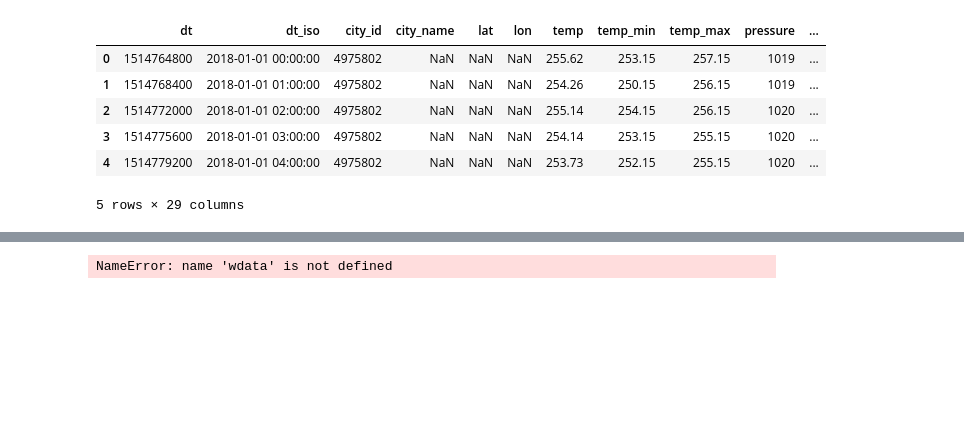
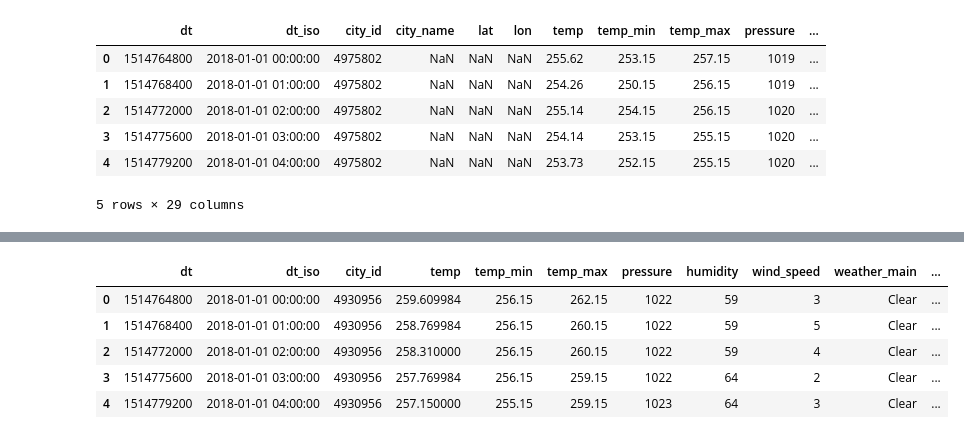
Before and after one commit to uncncsu/project-1, a Jupyter notebook: weather_data_2018.ipynb, the cells around one changed output, grey strips where cells are left out. Saved outputs shown, nothing was run; the diff lists cells and outputs as text; code cells hidden in the pictures; blank space fills up the shorter version.

```diff
--- a/weather_data_2018.ipynb
+++ b/weather_data_2018.ipynb
@@ -211,11 +223,16 @@ wdata.count
 # %%
 #removing unneeded columns
-columns = ['city_name''lat','lon','sea_level','grnd_level','wind_deg',
+columns = ['city_name','lat','lon','sea_level','grnd_level','wind_deg',
           'rain_1h','rain_3h','rain_24h','rain_today','snow_1h',
           'snow_3h','snow_24h','snow_today', 'clouds_all','weather_id','weather_description']
 wdata.drop(columns, inplace=True, axis=1)
 wdata.head()
 # %% [output]
-NameError: name 'wdata' is not defined
+|  | dt | dt_iso | city_id | temp | temp_min | temp_max | pressure | humidity | wind_speed | weather_main | ... |
+| 0 | 1514764800 | 2018-01-01 00:00:00 | 4930956 | 259.609984 | 256.15 | 262.15 | 1022 | 59 | 3 | Clear | ... |
+| 1 | 1514768400 | 2018-01-01 01:00:00 | 4930956 | 258.769984 | 256.15 | 260.15 | 1022 | 59 | 5 | Clear | ... |
+| 2 | 1514772000 | 2018-01-01 02:00:00 | 4930956 | 258.310000 | 256.15 | 260.15 | 1022 | 59 | 4 | Clear | ... |
+| 3 | 1514775600 | 2018-01-01 03:00:00 | 4930956 | 257.769984 | 256.15 | 259.15 | 1022 | 64 | 2 | Clear | ... |
+| 4 | 1514779200 | 2018-01-01 04:00:00 | 4930956 | 257.150000 | 255.15 | 259.15 | 1023 | 64 | 3 | Clear | ... |
 # %%
 export_csv = wdata.to_csv('weather_data.csv')
```
Also changed, not shown: parts of 9 cells of this notebook, 1 other file.
